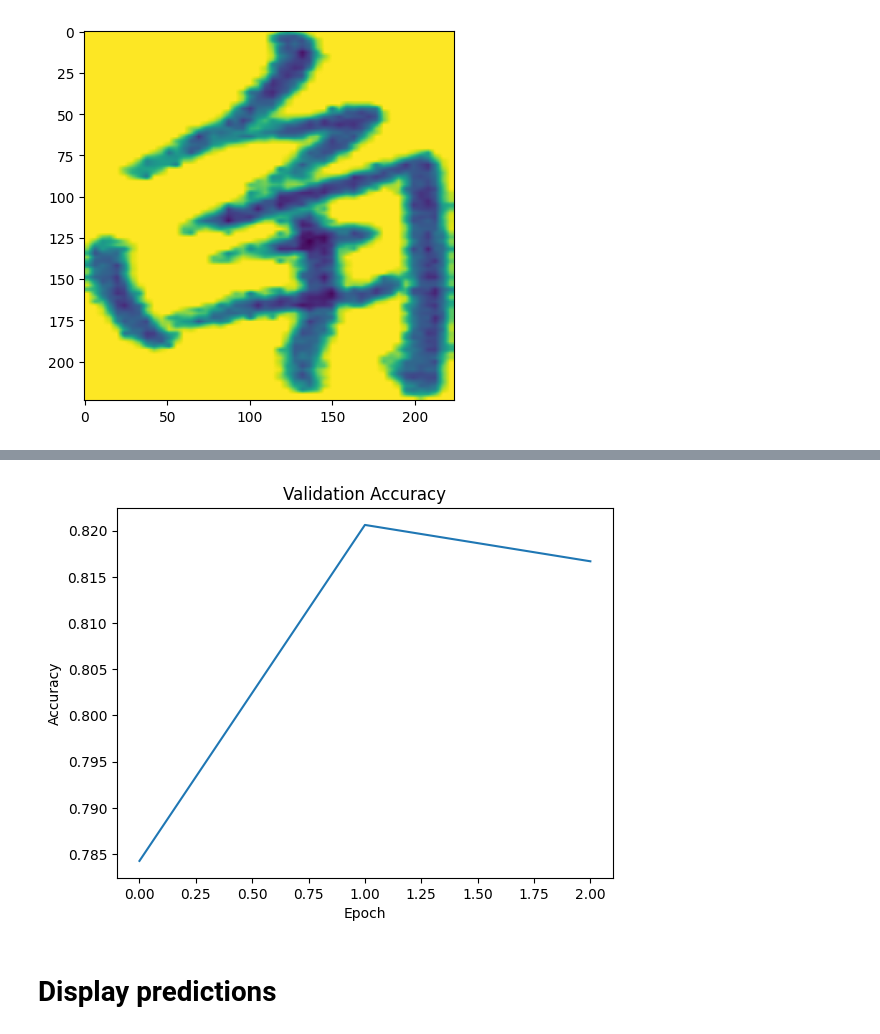
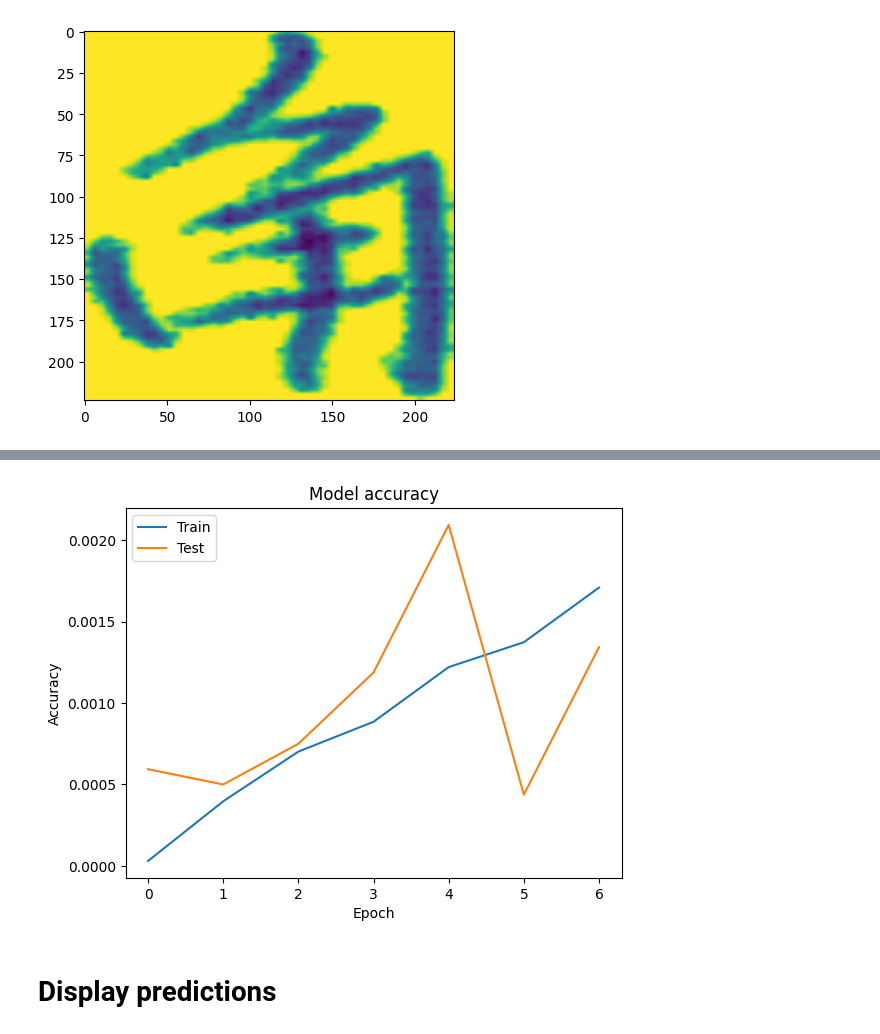
Before and after one commit to yubocai-poly/Chinese-character-OCR-with-CNN-and-EfficientNet, a Jupyter notebook: ocr-efficientnet.ipynb, the cells around one changed output, grey strips where cells are left out. Saved outputs shown, nothing was run; the diff lists cells and outputs as text; code cells hidden in the pictures.

Commit message:
update history retrival function

```diff
--- a/ocr-efficientnet.ipynb
+++ b/ocr-efficientnet.ipynb
@@ -242,12 +259,18 @@ TypeError: Unable to serialize [2.0896919 2.1128857 2.1081853] to JSON. Unrecogn
 # %%
 # plot val accuracy
-plt.plot(save_history_callback.history['val_accuracy'])
-plt.title('Validation Accuracy')
+with open('history.pickle', 'rb') as f:
+    history = pickle.load(f)
+
+# Plot accuracy
+plt.plot(history['accuracy'])
+plt.plot(history['val_accuracy'])
+plt.title('Model accuracy')
+plt.ylabel('Accuracy')
 plt.xlabel('Epoch')
-plt.ylabel('Accuracy')
+plt.legend(['Train', 'Test'], loc='upper left')
 plt.show()
 # %% [output]
-[figure, old version]
+[figure, new version]
 # %% [markdown]
 # Display predictions
 # %%
```
Also changed, not shown: parts of 6 cells of this notebook, 1 other file.
